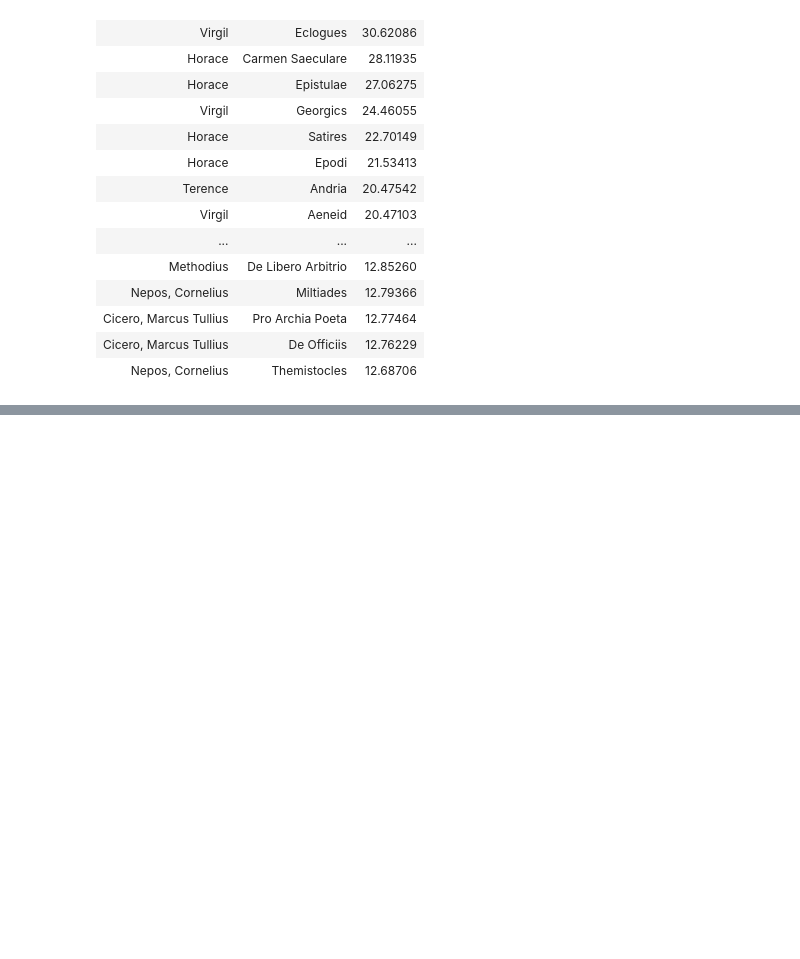
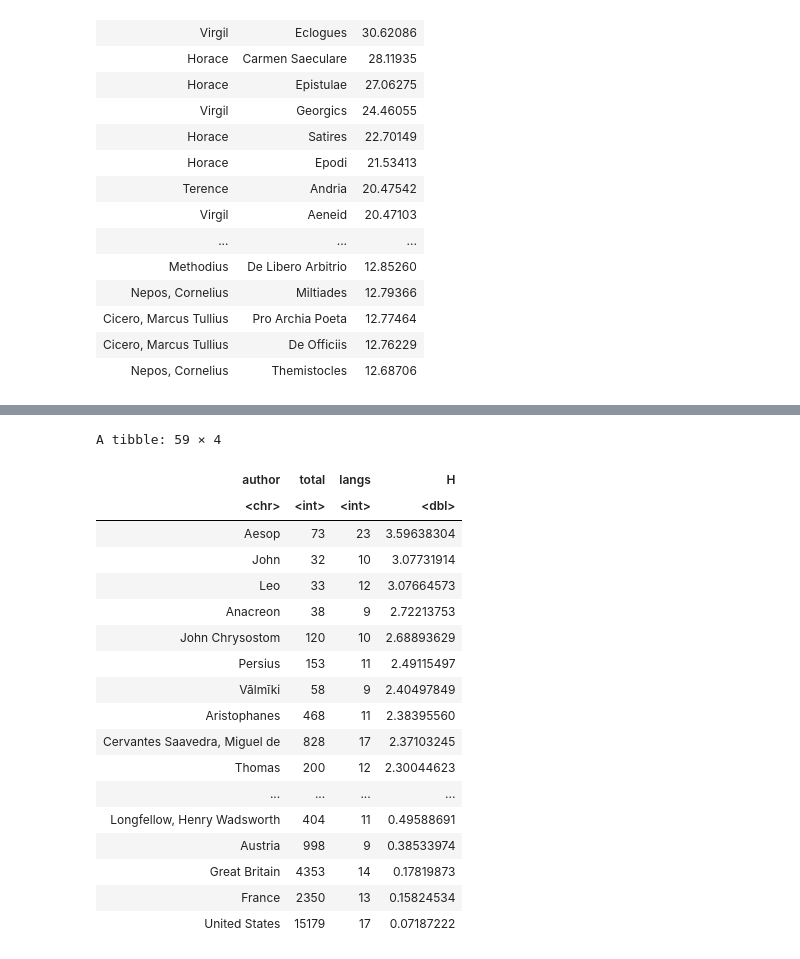
Before and after one commit to dasmiq/idi-cites, a Jupyter notebook: idi_cites.ipynb, the cells around one changed output, grey strips where cells are left out. Saved outputs shown, nothing was run; the diff lists cells and outputs as text; code cells hidden in the pictures; blank space fills up the shorter version.

```diff
--- a/idi_cites.ipynb
+++ b/idi_cites.ipynb
@@ -683,0 +715,25 @@ A tibble: 40 × 3
+# %%
+idi |> mutate(author=str_replace(author, "[. ]+$", "")) |> filter(author != "") |>
+  group_by(author, language_gen) |> summarize(n=n(), .groups="drop") |>
+  group_by(author) |> summarize(total=sum(n), langs=n(), H=-sum(n/total * log2(n/total)), .groups="drop") |>
+  top_n(n=50, wt=langs) |> arrange(-H)
+# %% [output]
+A tibble: 59 × 4
+| author | total | langs | H |
+| <chr> | <int> | <int> | <dbl> |
+| Aesop | 73 | 23 | 3.59638304 |
+| John | 32 | 10 | 3.07731914 |
+| Leo | 33 | 12 | 3.07664573 |
+| Anacreon | 38 | 9 | 2.72213753 |
+| John Chrysostom | 120 | 10 | 2.68893629 |
+| Persius | 153 | 11 | 2.49115497 |
+| Vālmīki | 58 | 9 | 2.40497849 |
+| Aristophanes | 468 | 11 | 2.38395560 |
+| Cervantes Saavedra, Miguel de | 828 | 17 | 2.37103245 |
+| Thomas | 200 | 12 | 2.30044623 |
+| ... | ... | ... | ... |
+| Longfellow, Henry Wadsworth | 404 | 11 | 0.49588691 |
+| Austria | 998 | 9 | 0.38533974 |
+| Great Britain | 4353 | 14 | 0.17819873 |
+| France | 2350 | 13 | 0.15824534 |
+| United States | 15179 | 17 | 0.07187222 |
```
Also changed, not shown: parts of 15 cells of this notebook.
